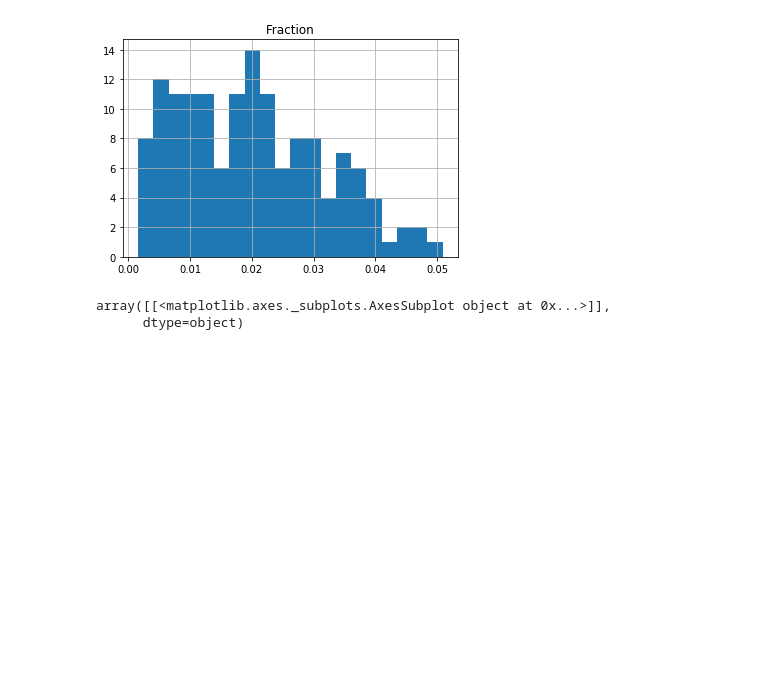
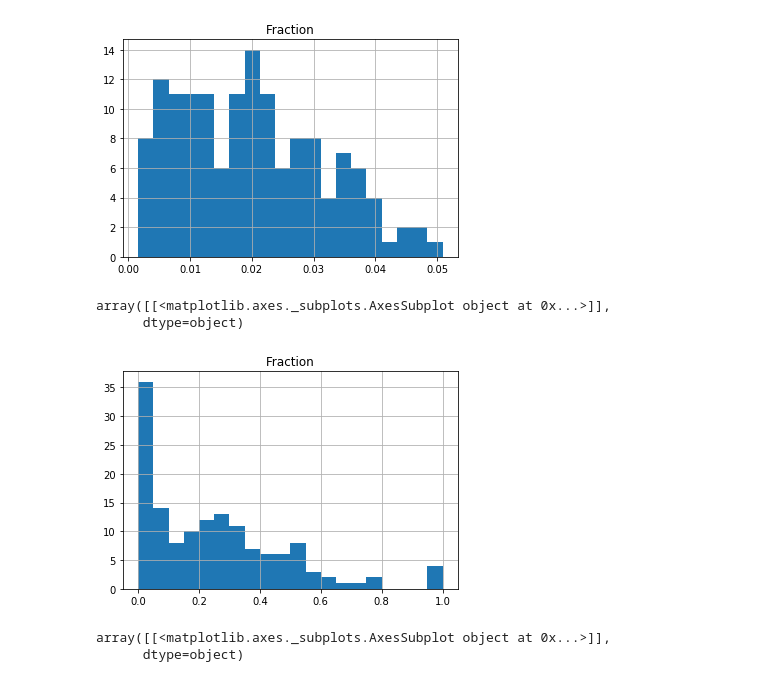
Before and after one commit to BenjaminSchwessinger/Honours_year, a Jupyter notebook: fisher/methylation/Coverage_graphs_test.ipynb, the cells around one changed output. Cells and saved outputs as stored; diff of their text form; code cells hidden in the pictures; blank space fills up the shorter version.

```diff
--- a/fisher/methylation/Coverage_graphs_test.ipynb
+++ b/fisher/methylation/Coverage_graphs_test.ipynb
@@ -171,6 +171,12 @@ np_5mC_10kb_df.hist(column='Fraction', bins=20) # put the same width as the tomb
 array([[<matplotlib.axes._subplots.AxesSubplot object at 0x...>]],
       dtype=object)
 [figure]
+# %%
+gene_10kb_df.hist(column='Fraction', bins=20) # put the same width as the tombo hist so they're comparable
+# %% [output]
+array([[<matplotlib.axes._subplots.AxesSubplot object at 0x...>]],
+      dtype=object)
+[figure, added]
 # %%
 tmb_5mC_90_10kb_df.hist(column='Fraction', bins=20)
 # %% [output]
```
